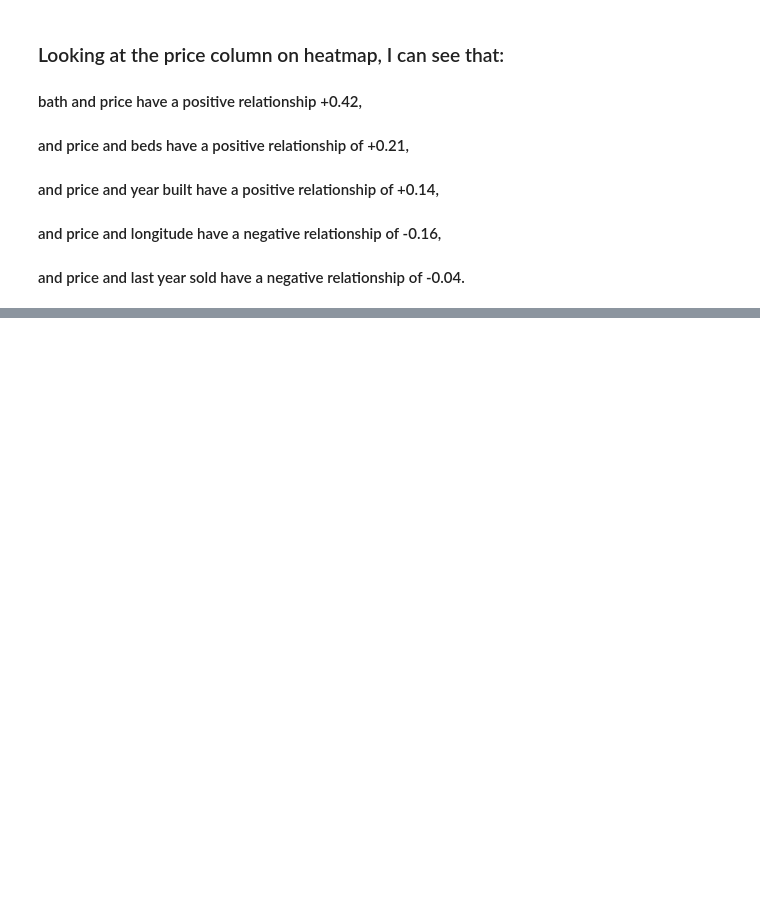
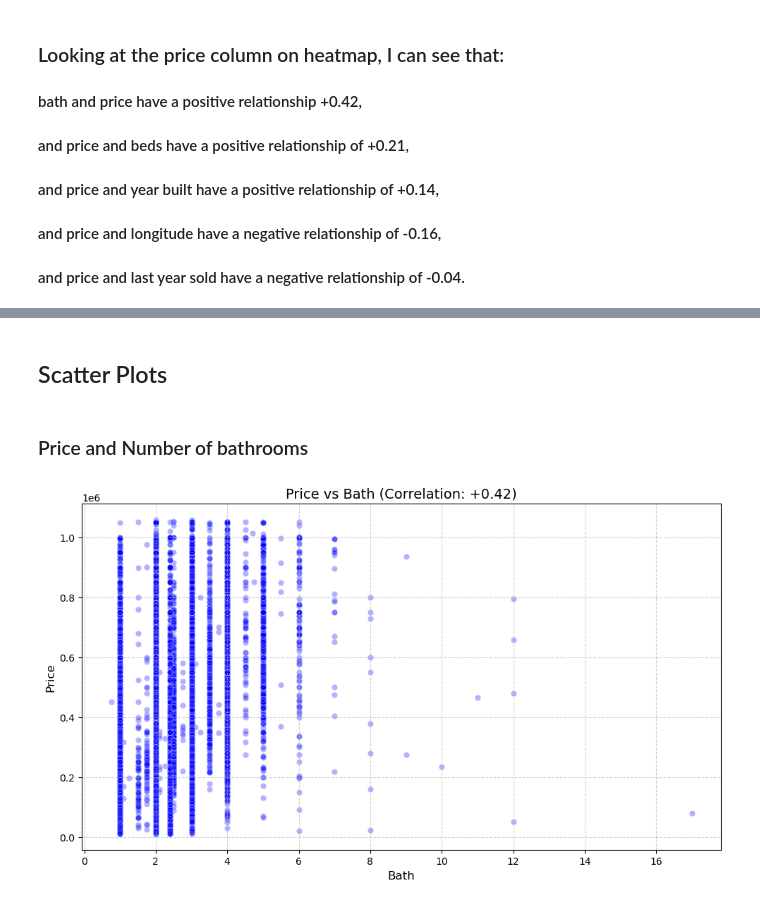
Before and after one commit to CSY2082-2425/House-Price-Prediction-Market-Segmentation, a Jupyter notebook: As1mainAssignment.ipynb, the cells around one changed output, grey strips where cells are left out. Drawn from its saved outputs; the diff is of its cells as text; code cells hidden in the pictures; blank space fills up the shorter version.

Commit message:
Finalising data exploration and data cleaning

```diff
--- a/As1mainAssignment.ipynb
+++ b/As1mainAssignment.ipynb
@@ -338,0 +355,21 @@ Based on the correlation heatmap on the filtered data, where data have been clea
+# %% [markdown]
+## Scatter Plots
+# %% [markdown]
+### Price and Number of bathrooms
+# %%
+#plotting the relationship between price and number of bathrroms
+plt.figure(figsize=(10, 6))
+#using alpha=0.3 to make the overlappin points darker, and that's to show density
+sns.scatterplot(data=housePrice_cleaned, x='Bath', y='Price', alpha=0.3, color='blue')
+
+plt.title('Price vs Bath (Correlation: +0.42)', fontsize=14)
+plt.xlabel('Bath', fontsize=12)
+plt.ylabel('Price', fontsize=12)
+plt.grid(True, linestyle='--', alpha=0.6)
+
+#saving the figure using the save_fig function
+save_fig("price_vs_bath_scatter")
+#displaying the plot
+plt.show()
+# %% [output]
+[figure, added]
```
Also changed, not shown: parts of 26 cells of this notebook, 4 other files.
